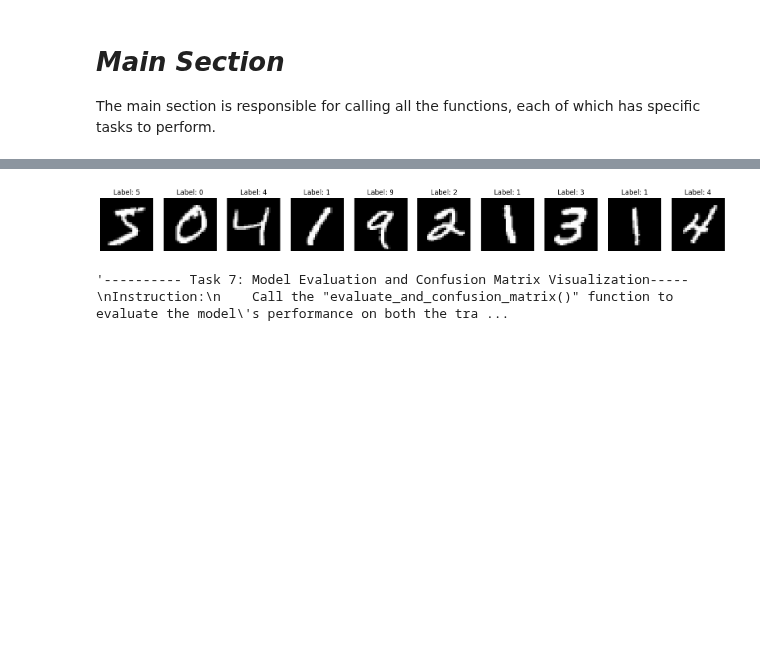
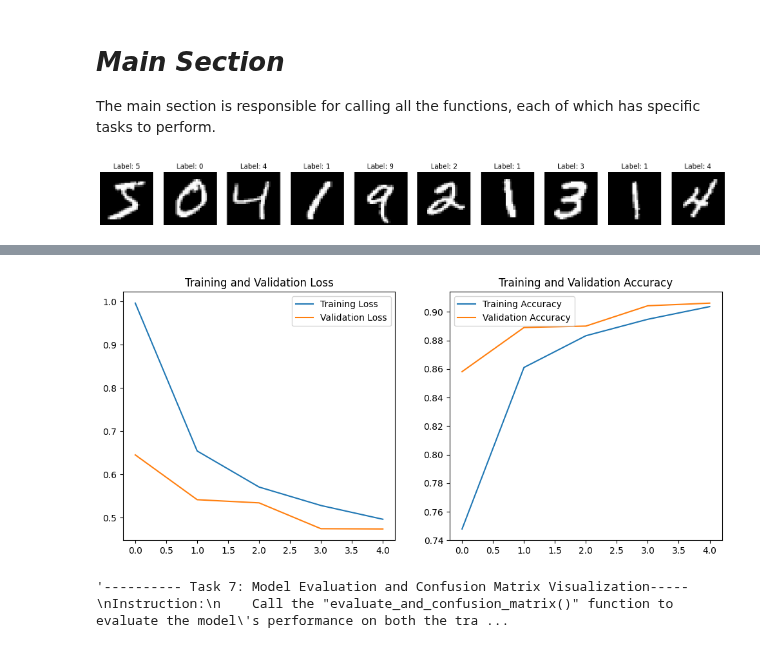
Before and after one commit to MikaParssinen/Applied-Machine-Learning, a Jupyter notebook: INL3/Code/Neural_Networks.ipynb, the cells around one changed output, grey strips where cells are left out. Drawn from its saved outputs; the diff is of its cells as text; code cells hidden in the pictures; blank space fills up the shorter version.

```diff
--- a/INL3/Code/Neural_Networks.ipynb
+++ b/INL3/Code/Neural_Networks.ipynb
@@ -165,7 +178,7 @@ Compile and traning the build model.
     - logging training metrics, or stopping the training process early if the model is not improving.
 """
 
-def compile_and_train(): # Insert parameters name
+def compile_and_train(model, x_train, y_train): # Insert parameters name
 
     """------- Optional Task - Declare callbacks.----------
     Instruction:
@@ -175,9 +188,7 @@ def compile_and_train(): # Insert parameters name
     """
     # Write code here----
 
-
-
-
+    #?
     """ ----------- Task 1 - Compile Function. -------------
     Instruction:
         - Use compile function write all the necessary hyperparameters inside the complie function.
@@ -185,21 +196,27 @@ def compile_and_train(): # Insert parameters name
     """
     # Write code here----
 
-
-
+    model.compile(
+        optimizer = "adam", #?
+        loss = "categorical_crossentropy", #?=
+        metrics = ["accuracy"]
+    )
 
     """---------- Task 2 - Fit Function.------------
     Instruction:
         - Use fit function and write all the necessary hyperparameters inside the fit function.
-        - For example "model.fit()" where "model" already build using "build_model()" fucntion.
+        - For example "model.fit()" where "model" already build using "build_model()" function.
         - Store the results after fitting the model in "history".
         - Don't forget to split the dataset for validation.
     """
     # Write code here----
+    # Split the x, y train to validation x, y
+    x_train, x_valid, y_train, y_valid = train_test_split(x_train, y_train, test_size=0.2, random_state=42)
+
+    history = model.fit(x_train, y_train, epochs=5, validation_data=(x_valid, y_valid))
 
 
-
-    return  # Return "history" variable.
+    return  history
 # %% [markdown]
 # *Plotting Training and Validation Figures*
 
@@ -207,7 +224,7 @@ Plot the training and validation loss and accuracy figures
 # %%
 # "plot_metrics()" function help to plot loss and accuracy figure of the training and validation.
 
-def plot_metrics(): # Insert parameter name
+def plot_metrics(history): # Insert parameter name
 
     # Plot traning and validation loss
     plt.figure(figsize=(12, 5))
@@ -307,9 +324,11 @@ Instruction:
 """
 # Write code here----
 
-
-
-
+x_train_flat, y_train_encoded, x_test_flat, y_test_encoded = prepare_data(x_train, y_train, x_test, y_test)
+print(x_train_flat.shape)
+print(y_train_encoded.shape)
+print(x_test_flat.shape)
+print(y_test_encoded.shape)
 
 """----------- Task 4: Build the model----------------------------------------
 Instruction:
@@ -318,8 +337,7 @@ Instruction:
 """
 # Write code here----
 
-
-
+model = build_model()
 
 """----------Task 5: Compile and Train-------------------------------------
 Instruction:
@@ -335,7 +353,7 @@ Instruction:
 # Write code here----
 
 
-
+history = compile_and_train(model, x_train_flat, y_train_encoded)
 
 
 """------------ Task 6: Plotting Training Metrics------------------------------
@@ -347,7 +365,7 @@ Instruction:
 """
 # Write code here----
 
-
+plot_metrics(history)
 
 
 """---------- Task 7: Model Evaluation and Confusion Matrix Visualization-----
@@ -364,3 +382,4 @@ Instruction:
 """
 # Write code here----
 # %% [output]
+[figure]
@@ -369,2 +400,2 @@ Downloading data from https://storage.googleapis.com/tensorflow/tf-keras-dataset
-[figure]
+[figure, added]
 '---------- Task 7: Model Evaluation and Confusion Matrix Visualization-----\nInstruction:\n    Call the "evaluate_and_confusion_matrix()" function to evaluate the model\'s performance on both the tra ...
```
Also changed, not shown: parts of 4 cells of this notebook.
